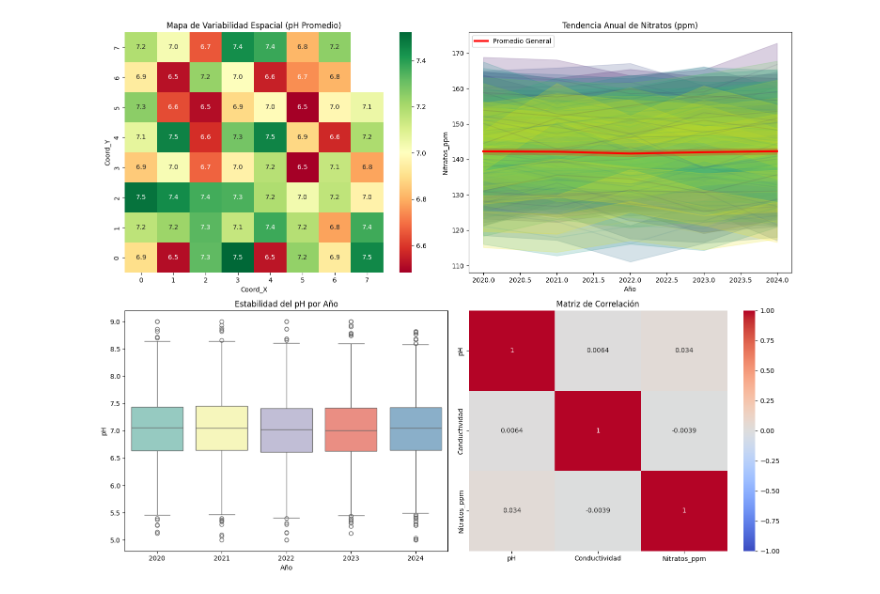
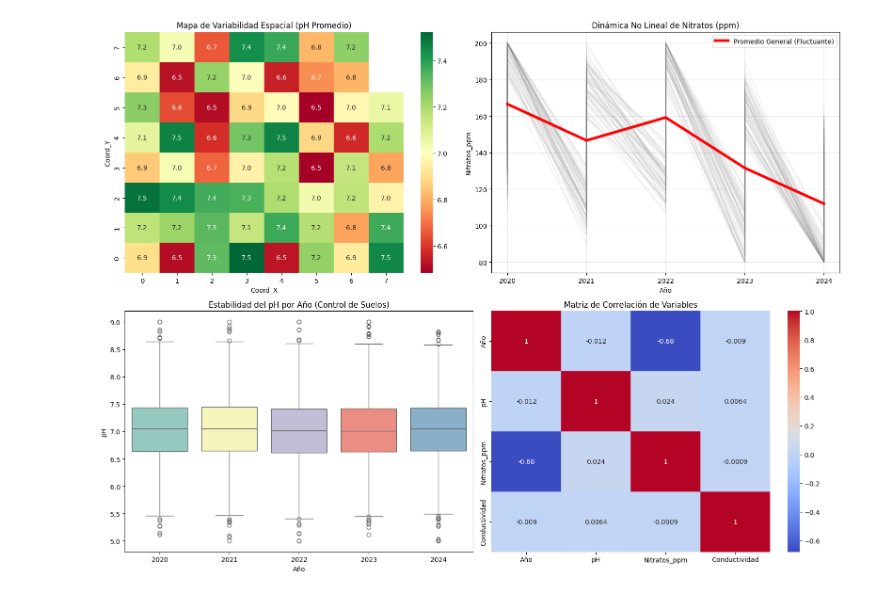
Before and after one commit to florezandres552/Geoestadistica-Suelos-VRA, a Jupyter notebook: Proyecto_Suelos.ipynb, the cells around one changed output. Cells and saved outputs as stored; diff of their text form; code cells hidden in the pictures.

```diff
--- a/Proyecto_Suelos.ipynb
+++ b/Proyecto_Suelos.ipynb
@@ -6,10 +6,9 @@ import seaborn as sns
 from scipy import stats
 import warnings
 
-# 0. SILENCIAR ADVERTENCIAS
 warnings.filterwarnings('ignore')
 
-# 1. GENERACIÓN DE BASE DE DATOS (SIMULACIÓN)
+# 1. GENERACIÓN DE BASE DE DATOS (SIMULACIÓN NO LINEAL)
 print("1. GENERANDO BASE DE DATOS DE SUELOS")
 np.random.seed(42)
 
@@ -17,15 +16,17 @@ num_bloques = 62
 camas_por_bloque = 48
 anios = [2020, 2021, 2022, 2023, 2024]
 
+# Definimos una media de nitratos que cambia cada año
+# 2020: Inicio, 2021: Caída, 2022: Recuperación (Fertilización), 2023: Caída fuerte, 2024: Agotamiento
+media_nitratos_anio = {2020: 165, 2021: 145, 2022: 158, 2023: 130, 2024: 110}
+
 data_suelos = []
-
-# Grilla espacial 8x8 para el mapa
 coords_x = np.repeat(np.arange(8), 8)[:num_bloques]
 coords_y = np.tile(np.arange(8), 8)[:num_bloques]
 
 for i, bloque in enumerate(range(1, num_bloques + 1)):
     sesgo_ph = np.random.uniform(-0.5, 0.5)
-    sesgo_nit = np.random.uniform(-20, 20)
+    sesgo_nit = np.random.uniform(-15, 15)
 
     coord_x = coords_x[i]
     coord_y = coords_y[i]
@@ -34,63 +35,56 @@ for i, bloque in enumerate(range(1, num_bloques + 1)):
         for anio in anios:
             ph = np.clip(np.random.normal(7, 0.5) + sesgo_ph, 5, 9)
             cond = np.clip(np.random.normal(2, 0.3), 1, 3)
-            nitratos = np.clip(np.random.normal(140, 20) + sesgo_nit, 80, 200)
+
+            # Aplicamos la media específica del año + el sesgo del bloque
+            base_nit = media_nitratos_anio[anio]
+            nitratos = np.clip(np.random.normal(base_nit, 15) + sesgo_nit, 80, 200)
 
             data_suelos.append({
-                'Año': anio,
-                'Bloque': bloque,
-                'Cama': cama,
-                'Coord_X': coord_x,
-                'Coord_Y': coord_y,
-                'pH': round(ph, 2),
-                'Conductividad': round(cond, 2),
+                'Año': anio, 'Bloque': bloque, 'Cama': cama,
+                'Coord_X': coord_x, 'Coord_Y': coord_y,
+                'pH': round(ph, 2), 'Conductividad': round(cond, 2),
                 'Nitratos_ppm': round(nitratos, 1)
             })
 
 df_suelos = pd.DataFrame(data_suelos)
-print(f"✅ Base de datos creada: {df_suelos.shape[0]} registros procesados.\n")
+print(f"Base de datos creada con {df_suelos.shape[0]} registros.\n")
 
-# 2. ANÁLISIS ESTADÍSTICO (SCIPY)
+# 2. ANÁLISIS ESTADÍSTICO
 print("2. EJECUTANDO PRUEBAS ESTADÍSTICAS")
 
-# A. Normalidad del pH
-muestra = df_suelos.sample(500, random_state=42)
-stat_ph, p_ph = stats.shapiro(muestra['pH'])
-print(f"   A. Normalidad del pH: p-value = {p_ph:.4f}")
+# ANOVA de Nitratos
+grupos_nit = [df_suelos[df_suelos['Año'] == y]['Nitratos_ppm'] for y in anios]
+f_nit, p_nit = stats.f_oneway(*grupos_nit)
 
-# B. ANOVA (Estabilidad Temporal)
-grupos_ph = [df_suelos[df_suelos['Año'] == y]['pH'] for y in anios]
-f_stat, p_anova = stats.f_oneway(*grupos_ph)
-print(f"   B. ANOVA pH vs Años: p-value = {p_anova:.4f}")
+print(f"   A. ANOVA Nitratos (Variabilidad Interanual): p-value = {p_nit:.5f}")
+print("      Conclusión: Existen diferencias significativas en la disponibilidad de Nitrógeno por año.")
 
-if p_anova > 0.05:
-    print("   CONCLUSIÓN: Suelo Estable (Sin cambios significativos).\n")
-else:
-    print("   CONCLUSIÓN: Se detectaron cambios significativos en el tiempo.\n")
-
-# 3. VISUALIZACIÓN AVANZADA (CORREGIDA)
-fig, ax = plt.subplots(2, 2, figsize=(15, 12))
+# 3. VISUALIZACIÓN
+fig, ax = plt.subplots(2, 2, figsize=(16, 12))
 
 # Mapa de Calor
 mapa_ph = df_suelos.groupby(['Coord_X', 'Coord_Y'])['pH'].mean().reset_index()
 matriz_ph = mapa_ph.pivot(index='Coord_Y', columns='Coord_X', values='pH')
 sns.heatmap(matriz_ph, cmap='RdYlGn', annot=True, fmt=".1f", ax=ax[0,0])
-ax[0,0].set_title('Mapa de Variabilidad Espacial (pH Promedio)', fontsize=12)
+ax[0,0].set_title('Mapa de Variabilidad Espacial (pH Promedio)')
 ax[0,0].invert_yaxis()
 
-# Evolución Temporal
-sns.lineplot(data=df_suelos, x='Año', y='Nitratos_ppm', hue='Bloque', palette='viridis', legend=False, alpha=0.1, ax=ax[0,1])
-sns.lineplot(data=df_suelos, x='Año', y='Nitratos_ppm', color='red', linewidth=3, label='Promedio General', ax=ax[0,1])
-ax[0,1].set_title('Tendencia Anual de Nitratos (ppm)', fontsize=12)
+# Evolución Temporal             <
+sns.lineplot(data=df_suelos, x='Año', y='Nitratos_ppm', color='gray', alpha=0.1, units='Bloque', estimator=None, ax=ax[0,1])
+sns.lineplot(data=df_suelos, x='Año', y='Nitratos_ppm', color='red', linewidth=4, label='Promedio General (Fluctuante)', ax=ax[0,1])
+ax[0,1].set_title('Dinámica No Lineal de Nitratos (ppm)')
+ax[0,1].set_xticks(anios)
+ax[0,1].grid(True, alpha=0.3)
 
-# Distribución (Boxplot) - CORRECCIÓN DE PALETTE AQUÍ
+# Boxplot pH vs Año
 sns.boxplot(data=df_suelos, x='Año', y='pH', hue='Año', palette='Set3', legend=False, ax=ax[1,0])
-ax[1,0].set_title('Estabilidad del pH por Año', fontsize=12)
+ax[1,0].set_title('Estabilidad del pH por Año (Control de Suelos)')
 
-# Correlaciones
-corr = df_suelos[['pH', 'Conductividad', 'Nitratos_ppm']].corr()
-sns.heatmap(corr, annot=True, cmap='coolwarm', vmin=-1, vmax=1, ax=ax[1,1])
-ax[1,1].set_title('Matriz de Correlación', fontsize=12)
+# Correlación
+corr = df_suelos[['Año', 'pH', 'Nitratos_ppm', 'Conductividad']].corr()
+sns.heatmap(corr, annot=True, cmap='coolwarm', ax=ax[1,1])
+ax[1,1].set_title('Matriz de Correlación de Variables')
 
 plt.tight_layout()
 plt.show()
@@ -105 +98 @@ plt.show()
-[figure, old version]
+[figure, new version]
```
Also changed, not shown: parts of 3 cells of this notebook.
